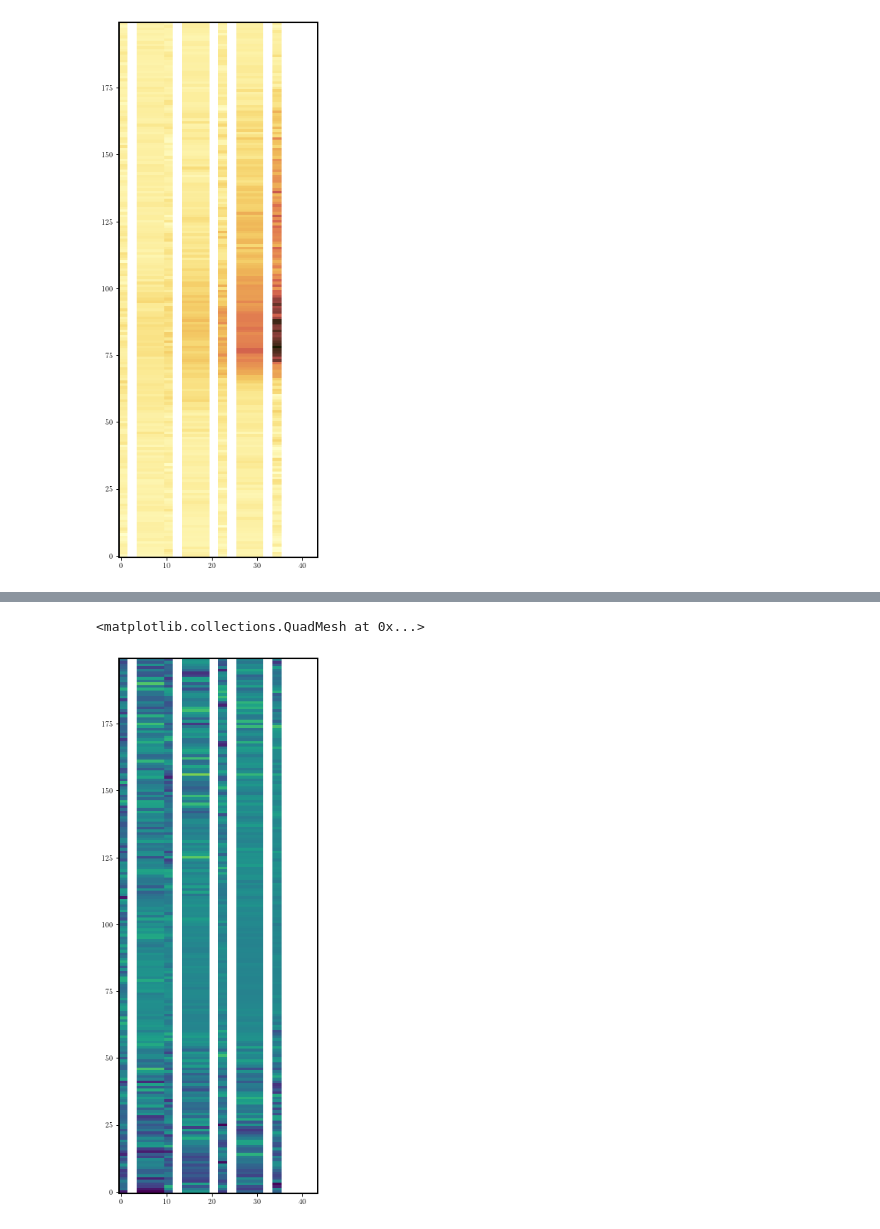
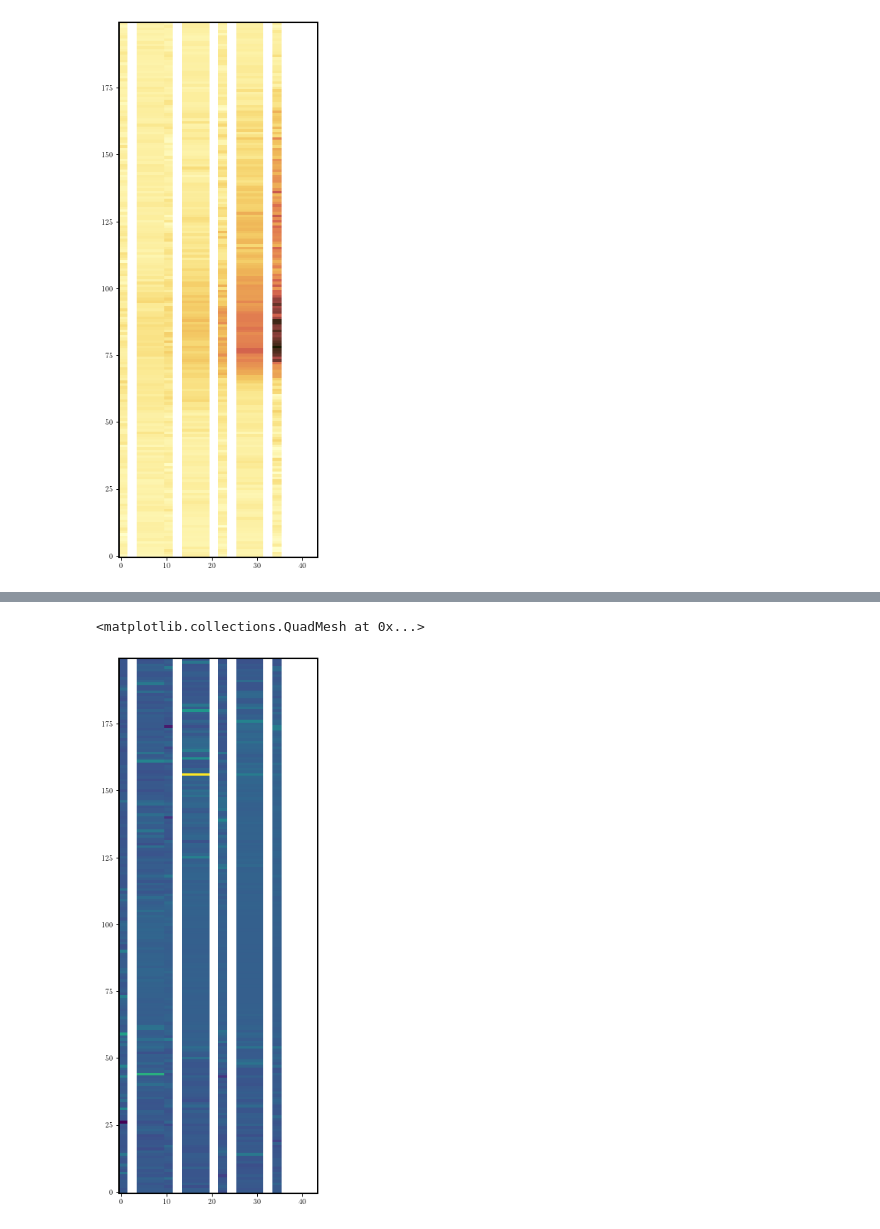
Before and after one commit to yjzhu-solar/Eclipse2017, a Jupyter notebook: ipynb/eclipse_data/off_limb_intensity_map_test.ipynb, the cells around one changed output, grey strips where cells are left out. Drawn from its saved outputs; the diff is of its cells as text; code cells hidden in the pictures.

```diff
--- a/ipynb/eclipse_data/off_limb_intensity_map_test.ipynb
+++ b/ipynb/eclipse_data/off_limb_intensity_map_test.ipynb
@@ -230,7 +290,7 @@ ax.pcolormesh(np.arange(44),np.arange(200),green_intensity_matrix,cmap=cmr.jungl
 <matplotlib.collections.QuadMesh at 0x...>
 [figure]
 # %%
-green_fit_matrix = np.full((3,200,44),np.nan,dtype=np.float64)
+green_fit_matrix = np.full((4,200,44),np.nan,dtype=np.float64)
 for ii, row_ in totality_green_df_cut.iterrows():
     date_obs = row_["date-obs"]
     exptime = np.float64(row_["exptime"])
@@ -242,8 +302,9 @@ for ii, row_ in totality_green_df_cut.iterrows():
     green_frame_ = CCDData.read(os.path.join(green_path,row_["file"]),hdu=0,unit="adu")
     green_frame_wavelength_ = CCDData.read(os.path.join(green_path,row_["file"]),hdu=1,unit="adu").data
 
-    FeXIV_fit_ = fit_spectra(green_frame_.data/flatfield_1d_FeXIV_62nd[:,np.newaxis]/exptime,green_frame_wavelength_, FeXIV_62nd_xslice, FeXIV_62nd_yslice,
-                    slice(0,10),slice(40,50))
+    FeXIV_fit_ = fit_spectra(green_frame_.data/flatfield_1d_FeXIV_62nd[:,np.newaxis]/exptime,
+    green_frame_wavelength_/62./10., FeXIV_62nd_xslice, FeXIV_62nd_yslice,
+                    slice(0,10),slice(40,50), nbin=None)
 
     green_fit_matrix[:,:,startindex:endindex] = FeXIV_fit_[:,:,np.newaxis]
 green_fit_matrix = np.flip(green_fit_matrix,axis=(1,2))
@@ -277,3 +368,22 @@ ax.pcolormesh(np.arange(44),np.arange(200),green_fit_matrix[2,:,:],vmin=0,vmax=1
+# %%
+green_fit_matrix_bin_ext = np.full((4,70,168),np.nan,dtype=np.float64)
+for ii, row_ in totality_green_df_ext.iterrows():
+    date_obs = row_["date-obs"]
+    exptime = np.float64(row_["exptime"])
+
+    time_difference = date_obs - starttime_green_ext
+    startindex = int(time_difference.total_seconds()*2)
+    endindex = startindex + int(exptime*2)
+
+    green_frame_ = CCDData.read(os.path.join(green_path,row_["file"]),hdu=0,unit="adu")
+    green_frame_wavelength_ = CCDData.read(os.path.join(green_path,row_["file"]),hdu=1,unit="adu").data
+
+    FeXIV_fit_ = fit_spectra(green_frame_.data/flatfield_1d_FeXIV_62nd[:,np.newaxis]/exptime,
+    green_frame_wavelength_/62./10., FeXIV_62nd_xslice, slice(0,None),
+                    slice(0,10),slice(40,50), nbin=5, plot_fit=False)
+
+    green_fit_matrix_bin_ext[:,:,startindex:endindex] = FeXIV_fit_[:,:,np.newaxis]
+green_fit_matrix_bin_ext = np.flip(green_fit_matrix_bin_ext,axis=(1,2))
 # %%
 fig, ax = plt.subplots(figsize=(4,10),constrained_layout=True)
 ax.pcolormesh(np.arange(44),np.arange(200),green_fit_matrix[1,:,:],cmap=cmr.jungle_r,rasterized=True)
@@ -331,7 +458,8 @@ for ii, row_ in totality_red_df_cut.iterrows():
     red_frame_ = CCDData.read(os.path.join(red_path,row_["file"]),hdu=0,unit="adu")
     red_frame_wavelength_ = CCDData.read(os.path.join(red_path,row_["file"]),hdu=1,unit="adu").data
 
-    FeX_int_ = calculate_intensity(red_frame_.data/flatfield_1d_FeX_52nd[:,np.newaxis]/exptime,red_frame_wavelength_, FeX_52nd_xslice, FeX_52nd_yslice,
+    FeX_int_ = calculate_intensity(red_frame_.data/flatfield_1d_FeX_52nd[:,np.newaxis]/exptime,
+    red_frame_wavelength_/52./10., FeX_52nd_xslice, FeX_52nd_yslice,
                     slice(0,10),slice(40,50))
 
     red_intensity_matrix[:,startindex:endindex] = FeX_int_[:,np.newaxis]
@@ -359,7 +483,7 @@ ax.pcolormesh(np.arange(44),np.arange(200),red_intensity_matrix,cmap=cmcm.lajoll
 <matplotlib.collections.QuadMesh at 0x...>
 [figure]
 # %%
-red_fit_matrix = np.full((3,200,44),np.nan,dtype=np.float64)
+red_fit_matrix = np.full((4,200,44),np.nan,dtype=np.float64)
 for ii, row_ in totality_red_df_cut.iterrows():
     date_obs = row_["date-obs"]
     exptime = np.float64(row_["exptime"])
@@ -371,8 +495,9 @@ for ii, row_ in totality_red_df_cut.iterrows():
     red_frame_ = CCDData.read(os.path.join(red_path,row_["file"]),hdu=0,unit="adu")
     red_frame_wavelength_ = CCDData.read(os.path.join(red_path,row_["file"]),hdu=1,unit="adu").data
 
-    FeX_fit_ = fit_spectra(red_frame_.data/flatfield_1d_FeX_52nd[:,np.newaxis]/exptime,red_frame_wavelength_, FeX_52nd_xslice, FeX_52nd_yslice,
-                    slice(0,10),slice(40,50))
+    FeX_fit_ = fit_spectra(red_frame_.data/flatfield_1d_FeX_52nd[:,np.newaxis]/exptime,
+        red_frame_wavelength_/52./10., FeX_52nd_xslice, FeX_52nd_yslice,
+                    slice(0,10),slice(40,50),nbin=None)
 
     red_fit_matrix[:,:,startindex:endindex] = FeX_fit_[:,:,np.newaxis]
 
@@ -395,9 +564,9 @@ WARNING:astropy:FITSFixedWarning: 'datfix' made the change 'Set MJD-OBS to 57986
 # %%
 fig, ax = plt.subplots(figsize=(4,10),constrained_layout=True)
-ax.pcolormesh(np.arange(44),np.arange(200),red_fit_matrix[2,:,:],vmin=0.7,vmax=1.5,rasterized=True)
+ax.pcolormesh(np.arange(44),np.arange(200),red_fit_matrix[2,:,:],rasterized=True)
 # %% [output]
 <matplotlib.collections.QuadMesh at 0x...>
-[figure, old version]
+[figure, new version]
 # %%
 fig, ax = plt.subplots(figsize=(4,10),constrained_layout=True)
 ax.pcolormesh(np.arange(44),np.arange(200),red_fit_matrix[1,:,:],cmap=cmcm.lajolla,rasterized=True)
```
Also changed, not shown: parts of 45 cells of this notebook, 6 other files.
